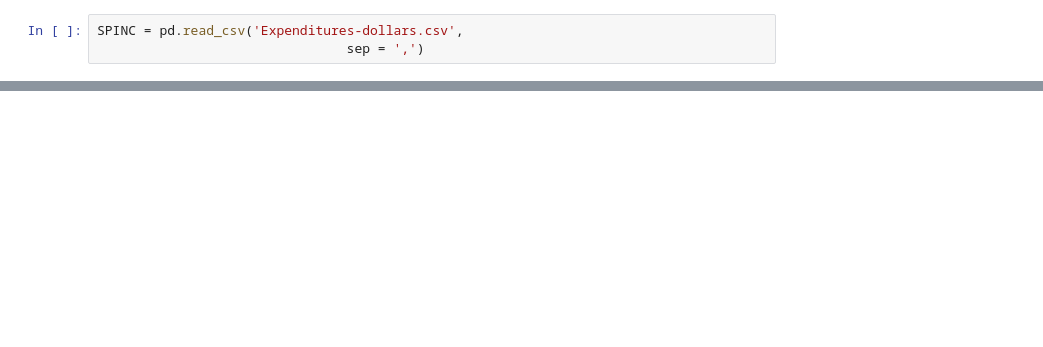
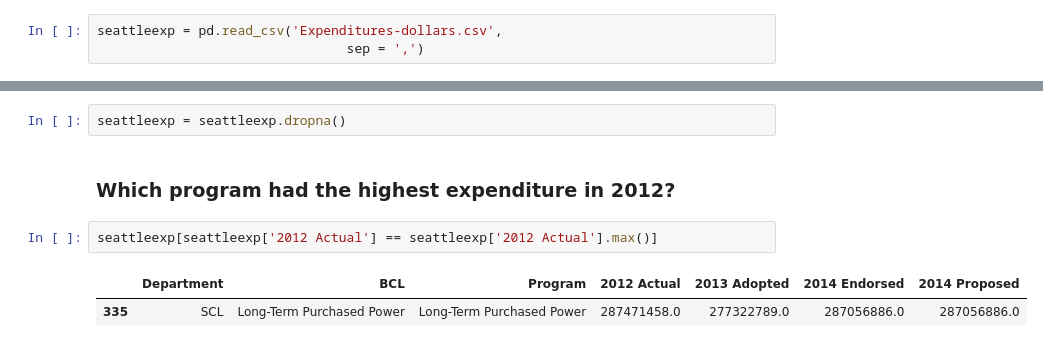
Before and after one commit to JSchatzman/machine-learning, a Jupyter notebook: imperfect_data.ipynb, the cells around one changed output, grey strips where cells are left out. Saved outputs shown, nothing was run; the diff lists cells and outputs as text; blank space fills up the shorter version.

```diff
--- a/imperfect_data.ipynb
+++ b/imperfect_data.ipynb
@@ -14,3 +22,3 @@ import pandas as pd
 # %%
-SPINC = pd.read_csv('Expenditures-dollars.csv',
+seattleexp = pd.read_csv('Expenditures-dollars.csv',
                                 sep = ',')
@@ -37,0 +48,9 @@ SPINC
+# %%
+seattleexp = seattleexp.dropna()
+# %% [markdown]
+### Which program had the highest expenditure in 2012?
+# %%
+seattleexp[seattleexp['2012 Actual'] == seattleexp['2012 Actual'].max()]
+# %% [output]
+|  | Department | BCL | Program | 2012 Actual | 2013 Adopted | 2014 Endorsed | 2014 Proposed |
+| 335 | SCL | Long-Term Purchased Power | Long-Term Purchased Power | 287471458.0 | 277322789.0 | 287056886.0 | 287056886.0 |
```
Also changed, not shown: parts of 18 cells of this notebook.
